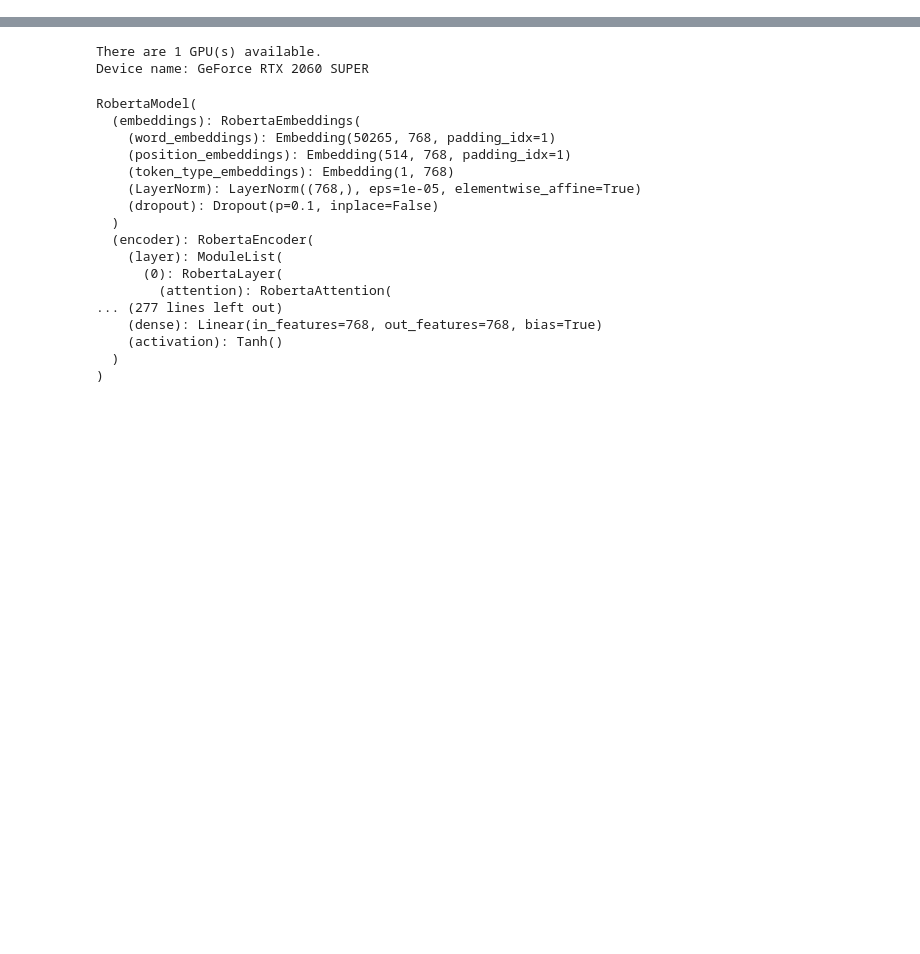
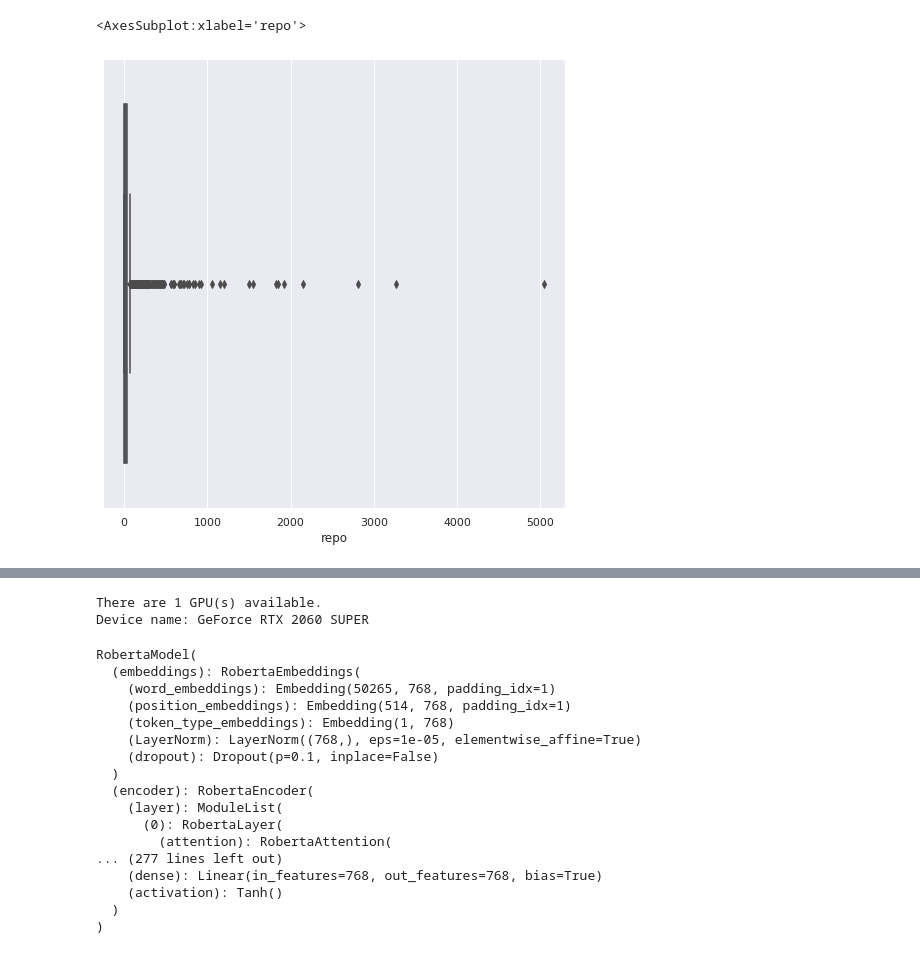
Before and after one commit to DeadmanIQ445/TorchCuArgPred, a Jupyter notebook: TorchScript.ipynb, the cells around one changed output, grey strips where cells are left out. Drawn from its saved outputs; the diff is of its cells as text; code cells hidden in the pictures; blank space fills up the shorter version.

```diff
--- a/TorchScript.ipynb
+++ b/TorchScript.ipynb
@@ -25,0 +49,5 @@ bert = AutoModel.from_pretrained("microsoft/codebert-base", torchscript=True)
+# %%
+sns.boxplot(data.repo.value_counts())
+# %% [output]
+<AxesSubplot:xlabel='repo'>
+[figure, added]
```
Also changed, not shown: parts of 40 cells of this notebook, 2 other files.
